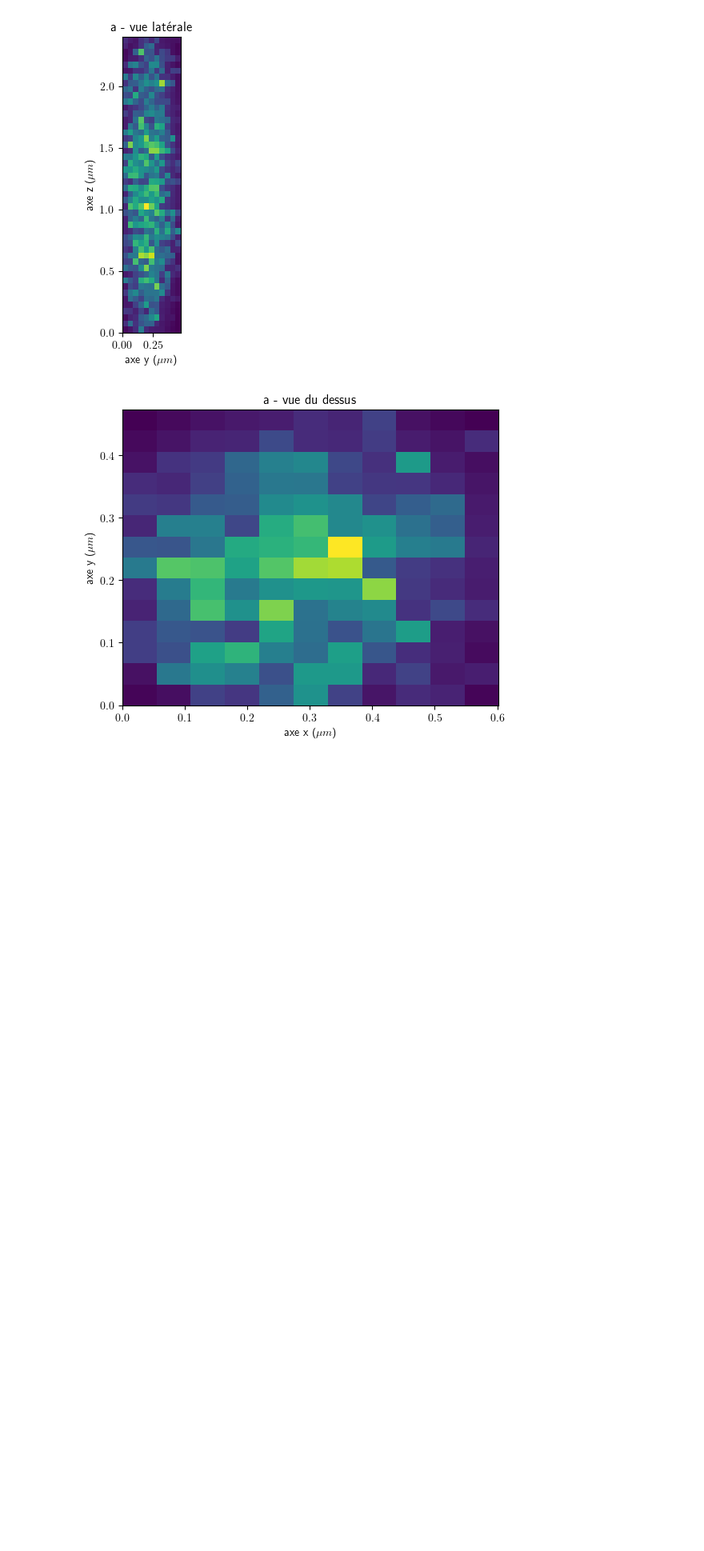
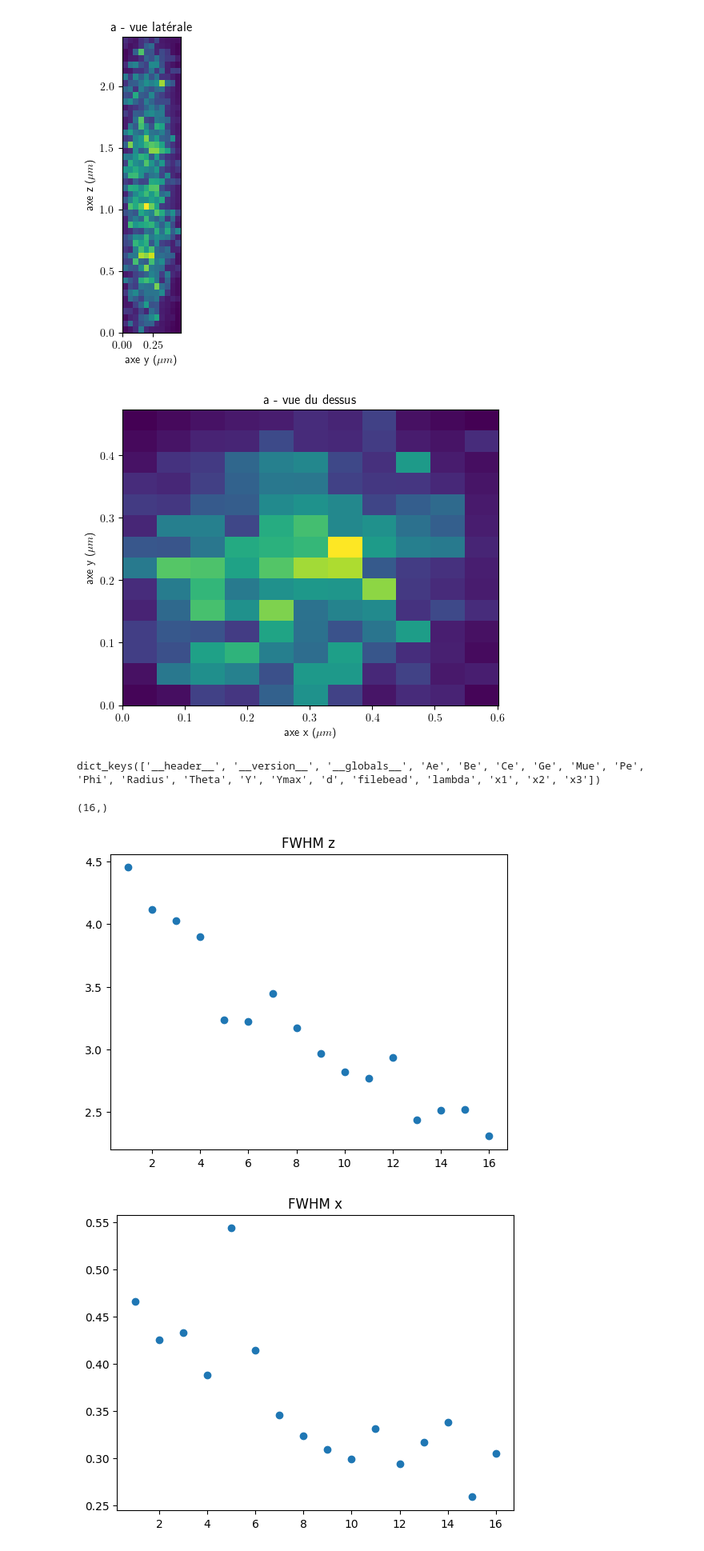
Before and after one commit to JulienAjdenbaum/MPM, a Jupyter notebook: python/playground.ipynb, the cells around one changed output. Shown: that part at 80% size. Saved outputs shown, nothing was run; the diff lists cells and outputs as text; code cells hidden in the pictures; blank space fills up the shorter version.

Commit message:
lambda estimation marche

```diff
--- a/python/playground.ipynb
+++ b/python/playground.ipynb
@@ -291,3 +297,38 @@ observation3D.observ(a, 0, "a")
 gv.plot  False
 [figure]
 [figure]
+# %%
+from scipy.io import loadmat
+import numpy as np
+import matplotlib.pyplot as plt
+import math
+
+i = 1
+data = loadmat('/home/julin/Téléchargements/Estimation PSF billes 0 (1).2um/mycrops' + str(i) + '_FIGARO.mat')
+print(data.keys())
+# %% [output]
+dict_keys(['__header__', '__version__', '__globals__', 'Ae', 'Be', 'Ce', 'Ge', 'Mue', 'Pe', 'Phi', 'Radius', 'Theta', 'Y', 'Ymax', 'd', 'filebead', 'lambda', 'x1', 'x2', 'x3'])
+# %%
+i_list = np.arange(1, 17)
+FWHM_list = np.zeros((16, 3))
+for i in range(1, 17):
+    data = loadmat('/home/julin/Téléchargements/Estimation PSF billes 0 (1).2um/mycrops' + str(i) + '_FIGARO.mat')
+    # print(data["Ce"])
+    sigma = np.linalg.inv(data["Ce"])
+    FWHM = np.sqrt(np.linalg.eig(sigma)[0]) * (2 * np.sqrt(2 * np.log(2)))
+    # print(FWHM)
+    FWHM_list[i - 1] = FWHM
+
+plt.plot(i_list, FWHM_list[:, 0], "o")
+plt.title("FWHM z")
+plt.show()
+plt.plot(i_list, FWHM_list[:, 1], "o")
+plt.title("FWHM x")
+plt.show()
+plt.plot(i_list, FWHM_list[:, 2], "o")
+plt.title("FWHM y")
+plt.show()
+# %% [output]
+(16,)
+[figure, added]
+[figure, added]
```
Also changed, not shown: parts of 13 cells of this notebook, 4 other files.
